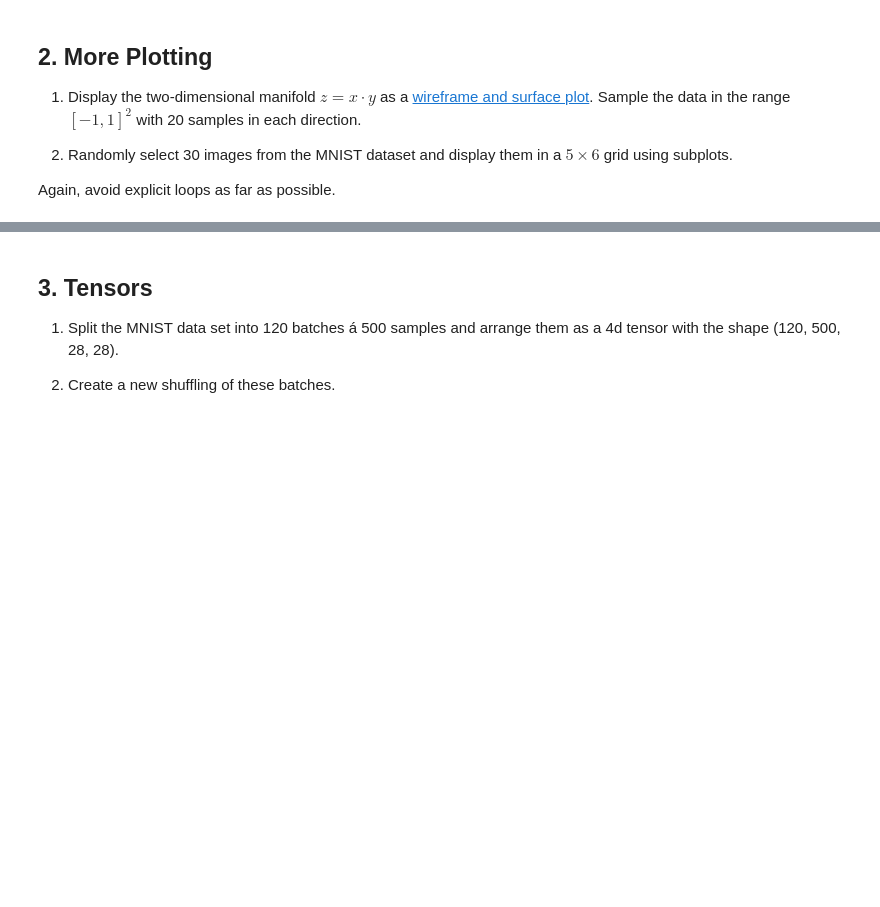
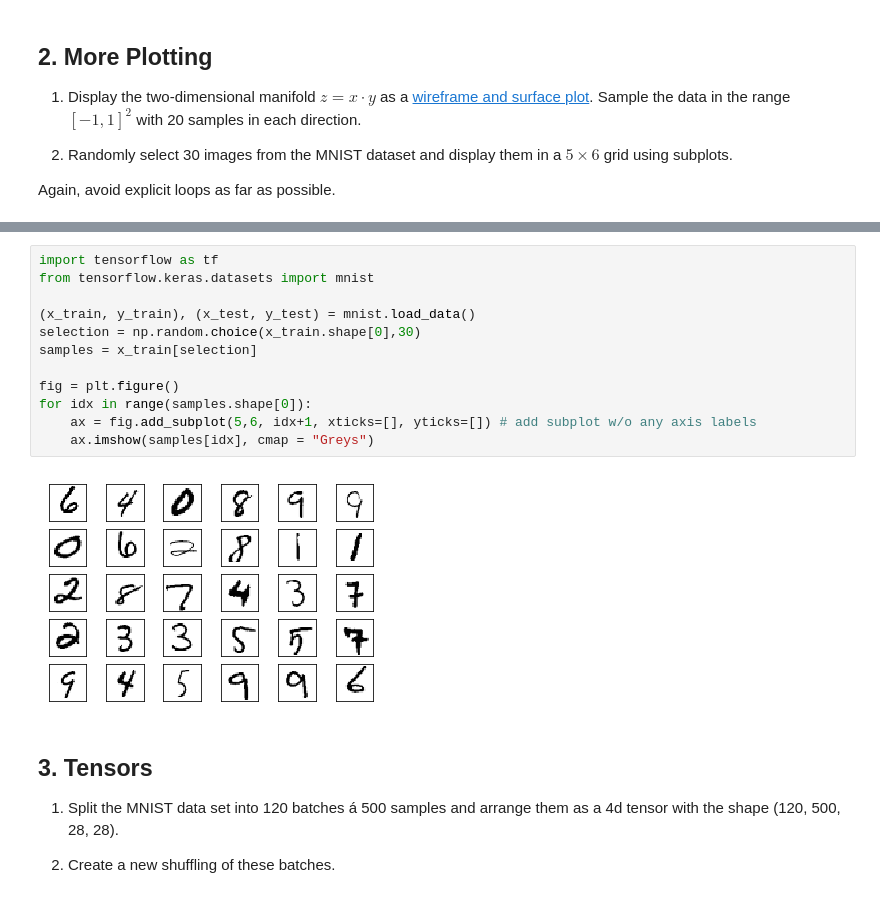
Before and after one commit to rhaschke/Neural-Networks, a Jupyter notebook: a1.ipynb, the cells around one changed output, grey strips where cells are left out. Saved outputs shown, nothing was run; the diff lists cells and outputs as text; blank space fills up the shorter version.

```diff
--- a/a1.ipynb
+++ b/a1.ipynb
@@ -31,3 +58,17 @@ Again, avoid explicit loops as far as possible.
+# %%
+import tensorflow as tf
+from tensorflow.keras.datasets import mnist
+
+(x_train, y_train), (x_test, y_test) = mnist.load_data()
+selection = np.random.choice(x_train.shape[0],30)
+samples = x_train[selection]
+
+fig = plt.figure()
+for idx in range(samples.shape[0]):
+    ax = fig.add_subplot(5,6, idx+1, xticks=[], yticks=[]) # add subplot w/o any axis labels
+    ax.imshow(samples[idx], cmap = "Greys")
+# %% [output]
+[figure, added]
 # %% [markdown]
 ## 3. Tensors
 
```
Also changed, not shown: parts of 6 cells of this notebook.
